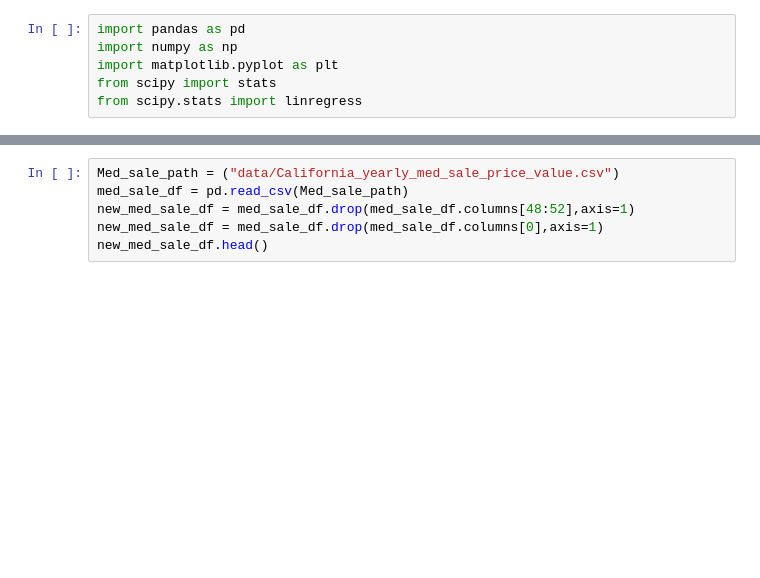
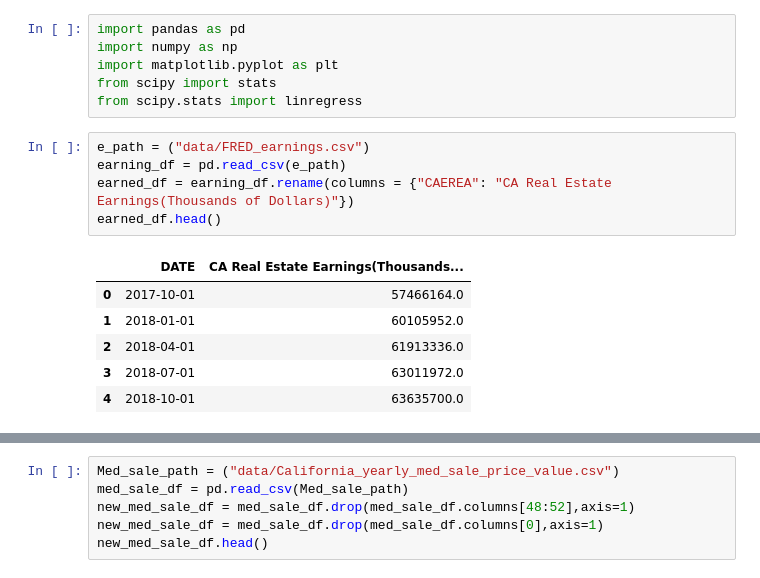
Before and after one commit to caleighteahan/Project_1, a Jupyter notebook: Untitled.ipynb, the cells around one changed output, grey strips where cells are left out. Cells and saved outputs as stored; diff of their text form; blank space fills up the shorter version.

```diff
--- a/Untitled.ipynb
+++ b/Untitled.ipynb
@@ -4,3 +4,15 @@ import numpy as np
 import matplotlib.pyplot as plt
 from scipy import stats
 from scipy.stats import linregress
+# %%
+e_path = ("data/FRED_earnings.csv")
+earning_df = pd.read_csv(e_path)
+earned_df = earning_df.rename(columns = {"CAEREA": "CA Real Estate Earnings(Thousands of Dollars)"})
+earned_df.head()
+# %% [output]
+|  | DATE | CA Real Estate Earnings(Thousands... |
+| 0 | 2017-10-01 | 57466164.0 |
+| 1 | 2018-01-01 | 60105952.0 |
+| 2 | 2018-04-01 | 61913336.0 |
+| 3 | 2018-07-01 | 63011972.0 |
+| 4 | 2018-10-01 | 63635700.0 |
```
Also changed, not shown: parts of 8 cells of this notebook, 2 other files.
